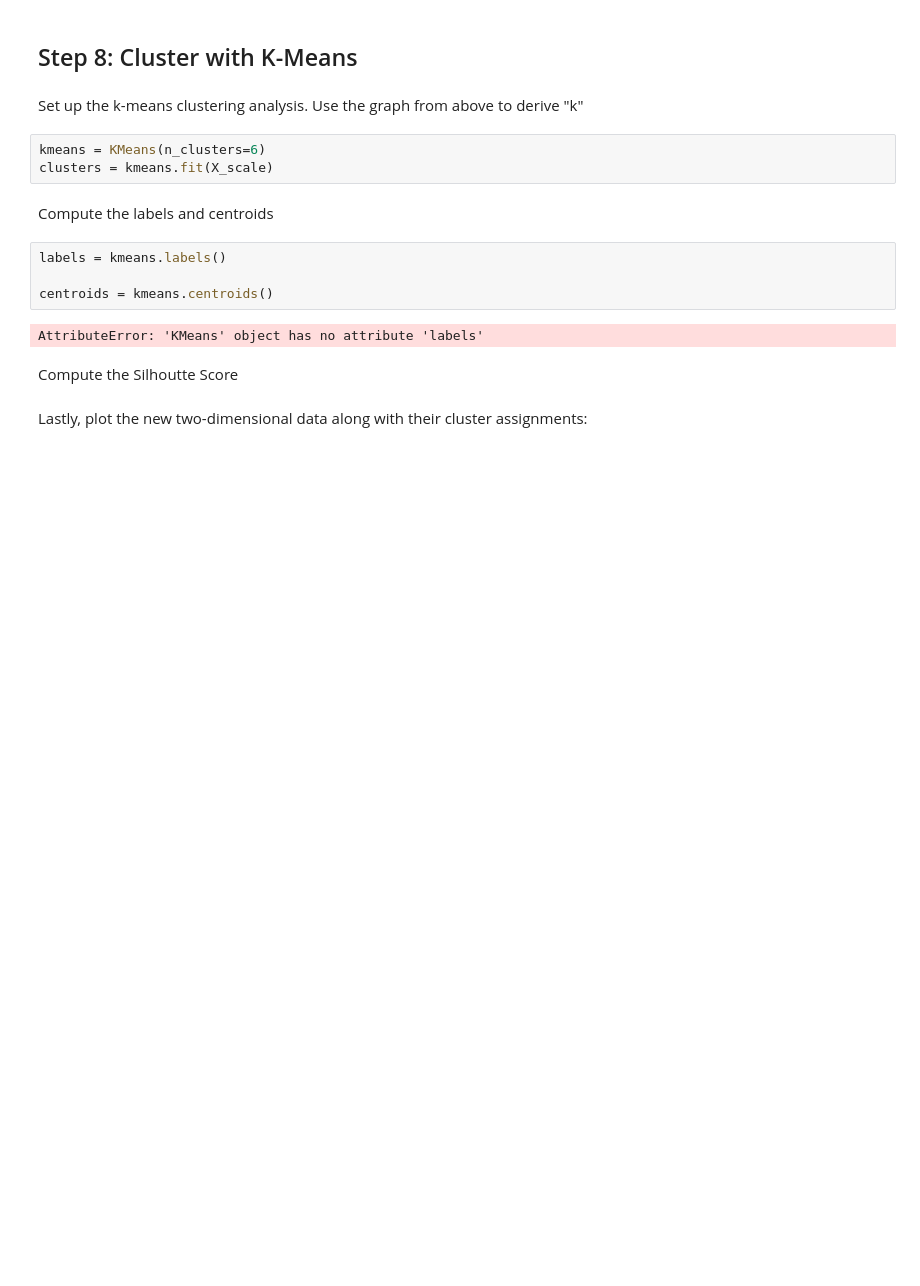
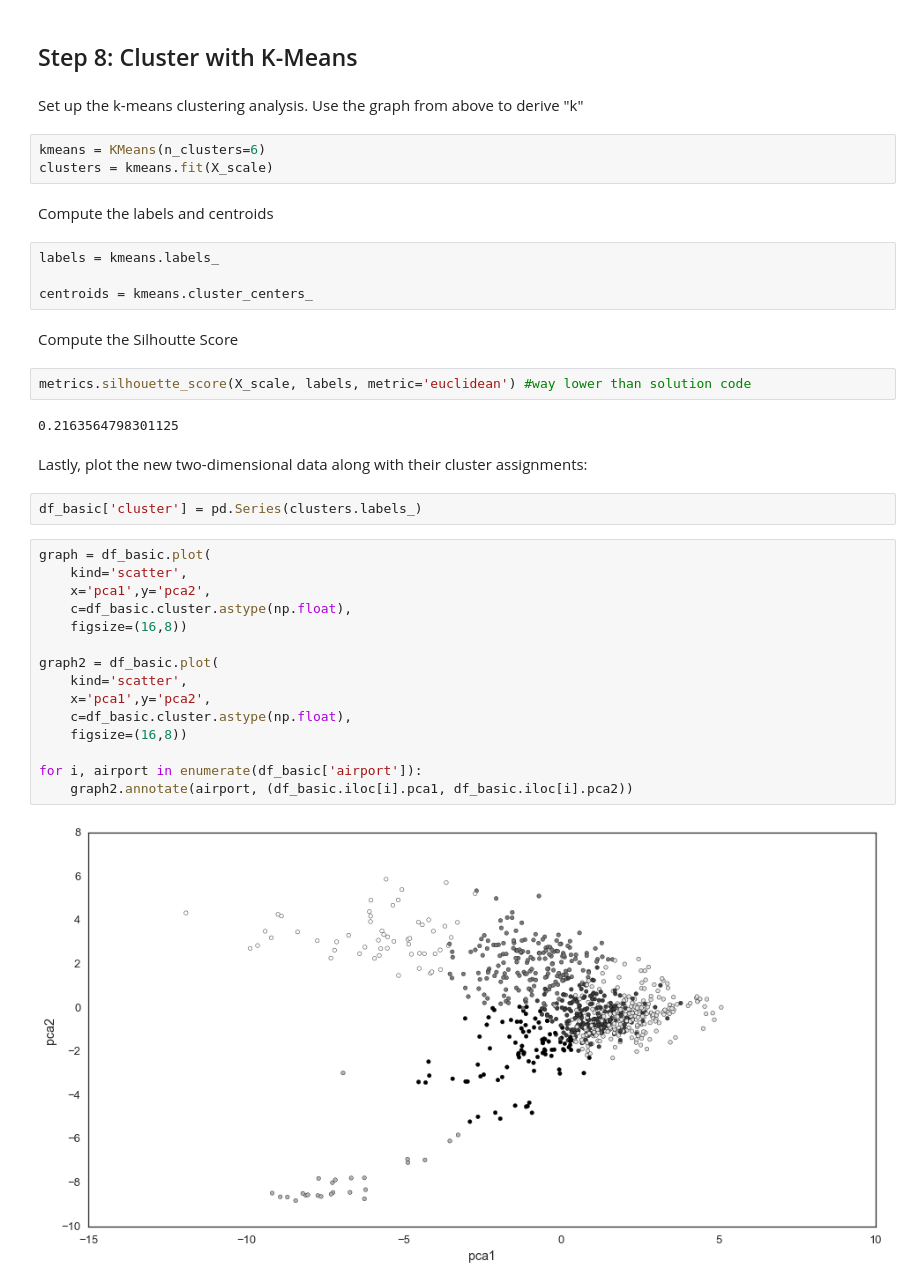
Before and after one commit to hudsonrio/GA_dsi-projects, a Jupyter notebook: weekly_work/week07/w7_d4_pca_lab2_starter_complete.ipynb, the cells around one changed output. Cells and saved outputs as stored; diff of their text form; blank space fills up the shorter version.

```diff
--- a/weekly_work/week07/w7_d4_pca_lab2_starter_code.ipynb
+++ b/weekly_work/week07/w7_d4_pca_lab2_starter_complete.ipynb
@@ -261,12 +261,33 @@ clusters = kmeans.fit(X_scale)
 # %% [markdown]
 Compute the labels and centroids
 # %%
-labels = kmeans.labels()
+labels = kmeans.labels_
 
-centroids = kmeans.centroids()
+centroids = kmeans.cluster_centers_
-# %% [output]
-AttributeError: 'KMeans' object has no attribute 'labels'
 # %% [markdown]
 Compute the Silhoutte Score
+# %%
+metrics.silhouette_score(X_scale, labels, metric='euclidean') #way lower than solution code
+# %% [output]
+0.2163564798301125
 # %% [markdown]
 Lastly, plot the new two-dimensional data along with their cluster assignments:
+# %%
+df_basic['cluster'] = pd.Series(clusters.labels_)
+# %%
+graph = df_basic.plot(
+    kind='scatter',
+    x='pca1',y='pca2',
+    c=df_basic.cluster.astype(np.float),
+    figsize=(16,8))
+
+graph2 = df_basic.plot(
+    kind='scatter',
+    x='pca1',y='pca2',
+    c=df_basic.cluster.astype(np.float),
+    figsize=(16,8))
+
+for i, airport in enumerate(df_basic['airport']):
+    graph2.annotate(airport, (df_basic.iloc[i].pca1, df_basic.iloc[i].pca2))
+# %% [output]
+[figure, added]
```
Also changed, not shown: parts of 3 cells of this notebook, 32 other files.
